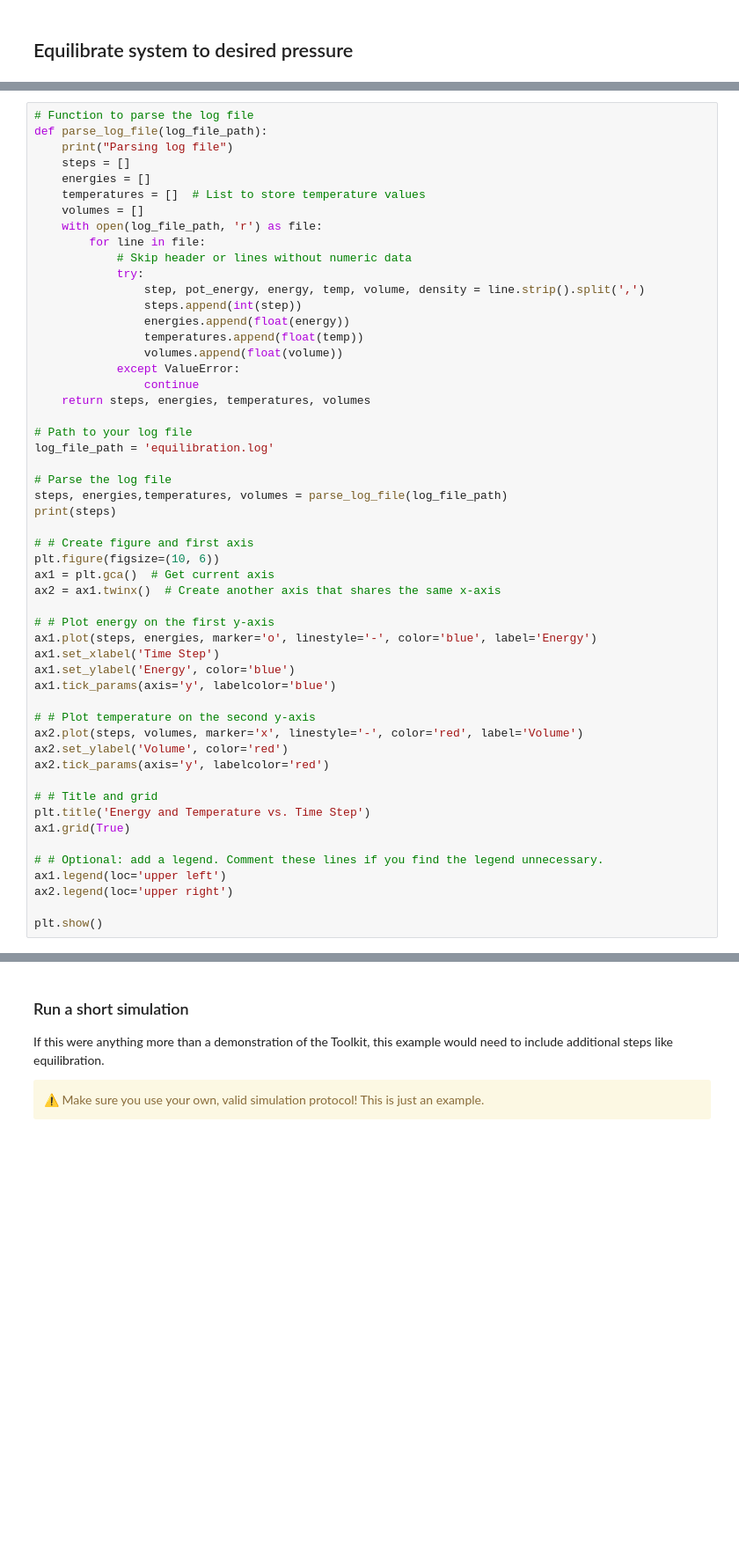
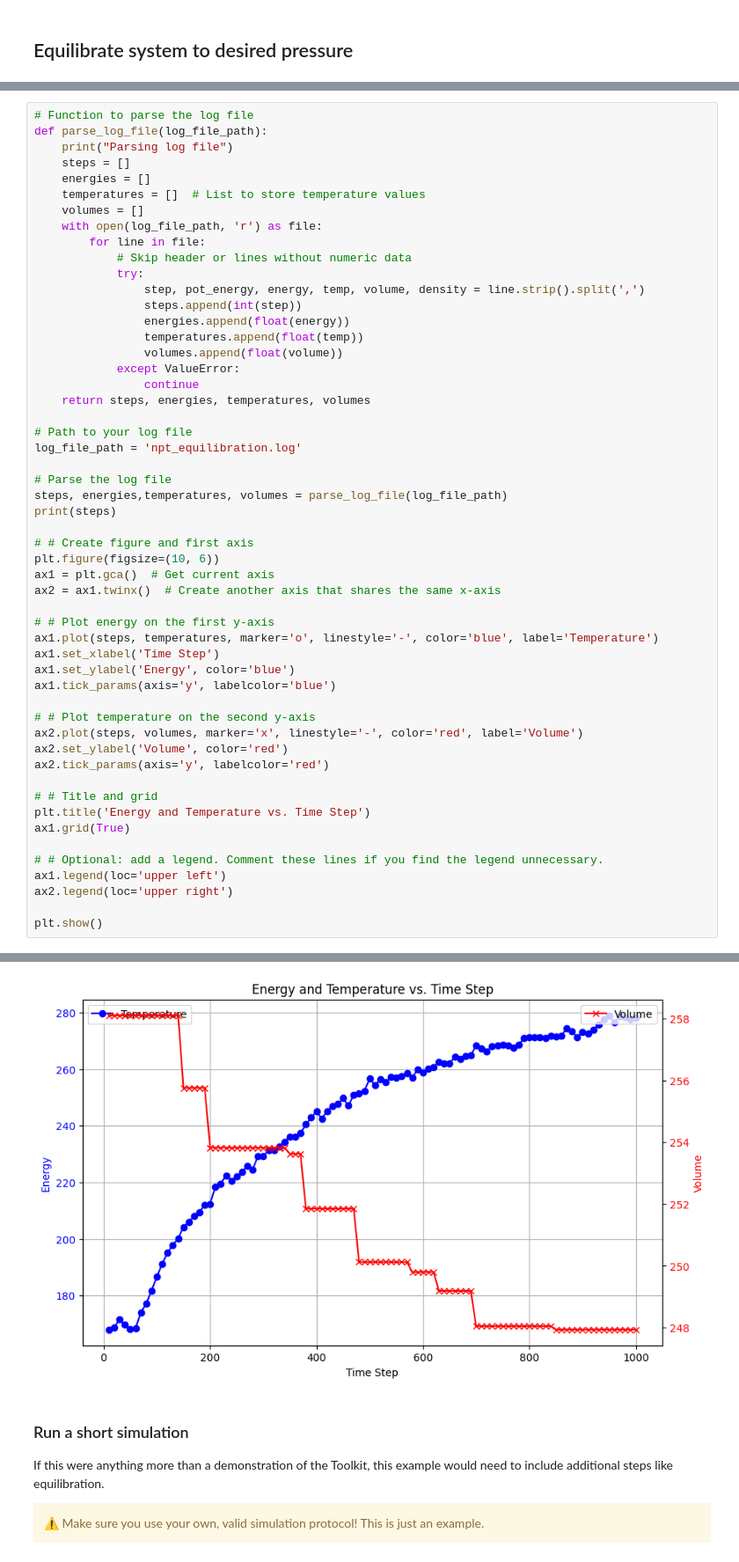
Before and after one commit to ingcoder/OpenMM-MDSimulation, a Jupyter notebook: OpenMM_Ligand_Protein_Simulation.ipynb, the cells around one changed output, grey strips where cells are left out. Shown at 88% size. Drawn from its saved outputs; the diff is of its cells as text; blank space fills up the shorter version.

```diff
--- a/OpenMM_Ligand_Protein_Simulation.ipynb
+++ b/OpenMM_Ligand_Protein_Simulation.ipynb
@@ -590,7 +602,7 @@ def parse_log_file(log_file_path):
     return steps, energies, temperatures, volumes
 
 # Path to your log file
-log_file_path = 'equilibration.log'
+log_file_path = 'npt_equilibration.log'
 
 # Parse the log file
 steps, energies,temperatures, volumes = parse_log_file(log_file_path)
@@ -602,7 +614,7 @@ ax1 = plt.gca()  # Get current axis
 ax2 = ax1.twinx()  # Create another axis that shares the same x-axis
 
 # # Plot energy on the first y-axis
-ax1.plot(steps, energies, marker='o', linestyle='-', color='blue', label='Energy')
+ax1.plot(steps, temperatures, marker='o', linestyle='-', color='blue', label='Temperature')
 ax1.set_xlabel('Time Step')
 ax1.set_ylabel('Energy', color='blue')
 ax1.tick_params(axis='y', labelcolor='blue')
@@ -621,3 +633,4 @@ ax1.legend(loc='upper left')
 ax2.legend(loc='upper right')
 
 plt.show()
+# %% [output]
@@ -624,3 +639,4 @@ plt.show()
+[figure, added]
 # %% [markdown]
 ### Run a short simulation
 
```
Also changed, not shown: parts of 28 cells of this notebook.
